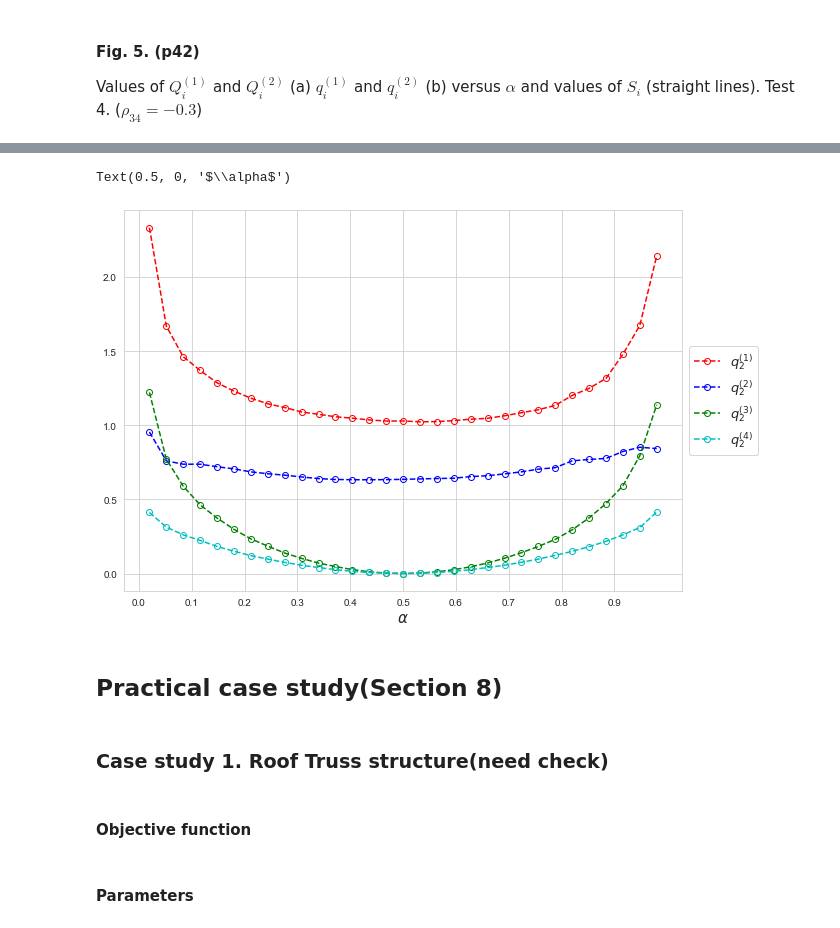
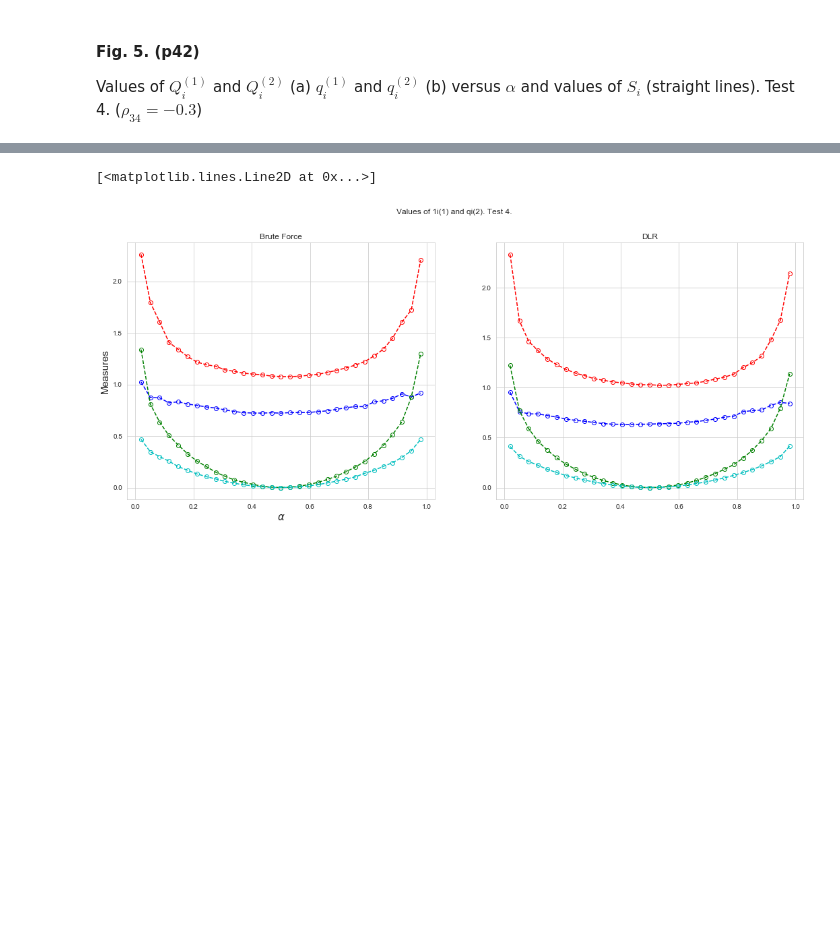
Before and after one commit to Yuleii/quantile-sensitivity-measures, a Jupyter notebook: quantile_based_global_sensitivity_measures.ipynb, the cells around one changed output, grey strips where cells are left out. Cells and saved outputs as stored; diff of their text form; code cells hidden in the pictures; blank space fills up the shorter version.

```diff
--- a/quantile_based_global_sensitivity_measures.ipynb
+++ b/quantile_based_global_sensitivity_measures.ipynb
@@ -895,5 +959,5 @@ def objfun4(x):
 # %%
-miu_4 = np.array([0, 0, 250, 400])
+mean_4 = np.array([0, 0, 250, 400])
 
 cov_4 = np.array(
     [
@@ -905,5 +969,5 @@ cov_4 = np.array(
 )
 
 # dimension of inputs
-dim_4 = np.size(miu_4)
+n_params_4 = np.size(mean_4)
 # %% [markdown]
@@ -966,0 +1014,3 @@ assert_almost_equal(Q2_alp_4[15], S_i_4, decimal=2)  # fail
+# %%
+ # N=3000
+bf_q_1_4, bf_q_2_4, bf_norm_q_1_4, bf_norm_q_2_4 = bf_mcs_quantile(objfun4, n_params_4, mean_4, cov_4, "Normal",3000,)
@@ -967,3 +1019,5 @@ assert_almost_equal(Q2_alp_4[15], S_i_4, decimal=2)  # fail
+# %%
+dlr_q_1_4, dlr_q_2_4, dlr_norm_q_1_4, dlr_norm_q_2_4 = dlr_mcs_quantile(objfun4, n_params_4, mean_4, cov_4, "Normal", n_draws=2 ** 13, skip=0,)
 # %% [markdown]
 #### Fig. 5.  (p42)
 Values of $Q_i^{(1)}$ and $Q_i^{(2)}$ (a) $q_i^{(1)}$ and $q_i^{(2)}$ (b) versus $\alpha$ and values of $S_i$ (straight lines). Test 4. ($\rho_{34}=-0.3$)
@@ -999,20 +1087,43 @@ Text(0, 0.5, 'Measures')
 # %%
-plt.figure(figsize=(10, 7))
+# plt.figure(figsize=(10, 7))
 
-plt.plot(alp, q2_alp_4[:, 0]/1000000, 'ro--', label=r'$q_1^{(2)}$', markerfacecolor='none')
-plt.plot(alp, q2_alp_4[:, 1]/1000000, 'bo--', label=r'$q_2^{(2)}$', markerfacecolor='none')
-plt.plot(alp, q2_alp_4[:, 2]/1000000, 'go--', label=r'$q_3^{(2)}$', markerfacecolor='none')
-plt.plot(alp, q2_alp_4[:, 3]/1000000, 'co--', label=r'$q_4^{(2)}$', markerfacecolor='none')
+# plt.plot(alp, bf_q_1_4[0]/1000000, 'ro--', label=r'$q_1^{(2)}$', markerfacecolor='none')
+# plt.plot(alp, bf_q_1_4[1]/1000000, 'bo--', label=r'$q_2^{(2)}$', markerfacecolor='none')
+# plt.plot(alp, bf_q_1_4[2]/1000000, 'go--', label=r'$q_3^{(2)}$', markerfacecolor='none')
+# plt.plot(alp, bf_q_1_4[3]/1000000, 'co--', label=r'$q_4^{(2)}$', markerfacecolor='none')
 
-plt.xticks(np.arange(0, 1, 0.1))
-plt.legend(loc='center left', bbox_to_anchor=(1, 0.5), fontsize=13)
-plt.xlabel(r"$\alpha$", fontsize=15)
+# plt.xticks(np.arange(0, 1, 0.1))
+# plt.legend(loc='center left', bbox_to_anchor=(1, 0.5), fontsize=13)
+# plt.xlabel(r"$\alpha$", fontsize=15)
+
+fig, (ax1, ax2) = plt.subplots(1, 2,figsize=(18,7))
+fig.suptitle('Values of 1i(1) and qi(2). Test 4.')
+
+ax1.set_title('Brute Force')
+ax1.set_xlabel(r"$\alpha$", fontsize=15)
+ax1.set_ylabel("Measures", fontsize=15)
+
+ax1.plot(alp, bf_q_2_4[0]/1000000, 'ro--', label=r'$q_1^{(2)}$', markerfacecolor='none')
+ax1.plot(alp, bf_q_2_4[1]/1000000, 'bo--', label=r'$q_1^{(2)}$', markerfacecolor='none')
+ax1.plot(alp, bf_q_2_4[2]/1000000, 'go--', label=r'$q_1^{(2)}$', markerfacecolor='none')
+ax1.plot(alp, bf_q_2_4[3]/1000000, 'co--', label=r'$q_1^{(2)}$', markerfacecolor='none')
+
+
+ax2.set_title('DLR')
+
+ax2.plot(alp, dlr_q_2_4[:, 0]/1000000, 'ro--', label=r'$q_1^{(2)}$', markerfacecolor='none')
+ax2.plot(alp, dlr_q_2_4[:, 1]/1000000, 'bo--', label=r'$q_1^{(2)}$', markerfacecolor='none')
+ax2.plot(alp, dlr_q_2_4[:, 2]/1000000, 'go--', label=r'$q_1^{(2)}$', markerfacecolor='none')
+ax2.plot(alp, dlr_q_2_4[:, 3]/1000000, 'co--', label=r'$q_1^{(2)}$', markerfacecolor='none')
+
+
+# # plt.xticks(np.arange(0, 1, 0.1))
+# # plt.yticks(np.arange(0.05, 0.6, 0.05))
+# plt.legend(loc='center left', bbox_to_anchor=(1, 0.5),fontsize=13)
+# plt.xlabel(r"$\alpha$", fontsize=15)
+# plt.ylabel("Measures", fontsize=15)
+
+# plt.show()
 # %% [output]
-Text(0.5, 0, '$\\alpha$')
+[<matplotlib.lines.Line2D at 0x...>]
-[figure, old version]
+[figure, new version]
-# %% [markdown]
-## Practical case study(Section 8)
-# %% [markdown]
-### Case study 1. Roof Truss structure(need check)
-# %% [markdown]
-#### Objective function
@@ -1023,2 +1129,0 @@ def objfun5(x):
-# %% [markdown]
-#### Parameters
```
Also changed, not shown: parts of 56 cells of this notebook.
